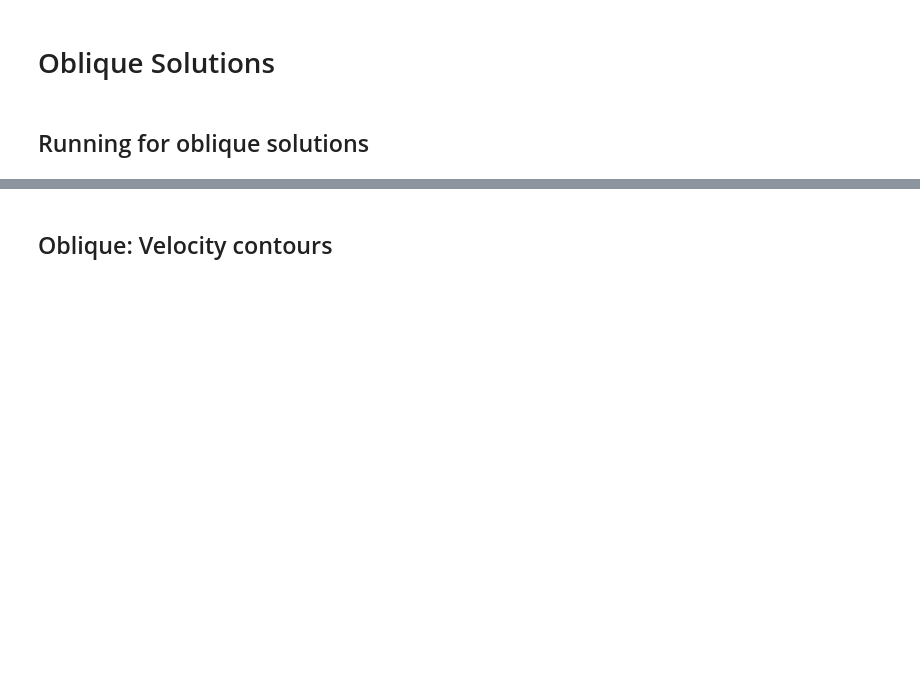
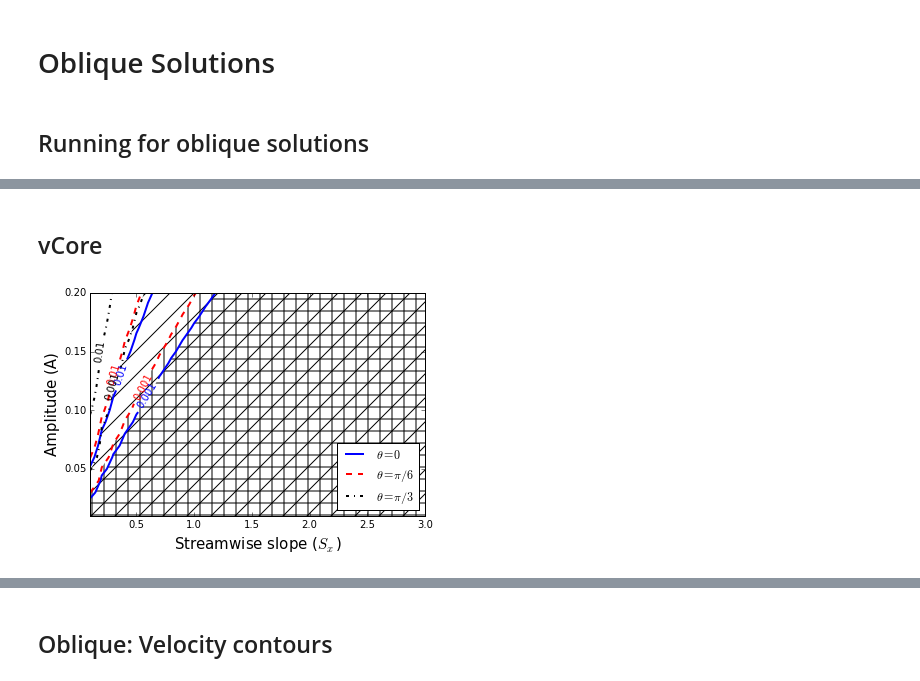
Before and after one commit to saba-vadarevu/Grooved-Channel-Flow, a Jupyter notebook: laminar.ipynb, the cells around one changed output, grey strips where cells are left out. Drawn from its saved outputs; the diff is of its cells as text; code cells hidden in the pictures; blank space fills up the shorter version.

```diff
--- a/laminar.ipynb
+++ b/laminar.ipynb
@@ -1761,0 +1659,27 @@ plt.show()
+# %% [markdown]
+## vCore
+# %%
+fName = 'vCoreOblique.eps'
+plt.figure()
+
+# vCore
+vCoreLevels= [0.001,0.01]
+gArr = gxArrT30; epsArr = epsArrT30
+CT0 = plt.contour(2.*gArr, 2.*epsArr, vCoreT0,levels=vCoreLevels,colors='b',linewidths=2)
+CT0hatch = plt.contourf(2.*gArr, 2.*epsArr, vCoreT0,levels=[0.,0.001],hatches=['-'],colors='none')
+plt.clabel(CT0,fmt='%0.4g',fontsize='x-large')
+CT30 = plt.contour(2.*gArr, 2.*epsArr, vCoreT30, levels=vCoreLevels, colors='r',linestyles='dashed',linewidths=2)
+CT30hatch = plt.contourf(2.*gArr, 2.*epsArr, vCoreT30,levels=[0.,0.001],hatches=['|'],colors='none')
+plt.clabel(CT30,fmt='%0.4g',fontsize='x-large')
+CT60 = plt.contour(2.*gArr, 2.*epsArr, vCoreT60, levels=vCoreLevels, colors='k',linestyles='dashdot',linewidths=2)
+CT60hatch = plt.contourf(2.*gArr, 2.*epsArr, vCoreT60,levels=[0.,0.001],hatches=['/'],colors='none')
+plt.clabel(CT60,fmt='%0.4g',fontsize='x-large')
+plt.legend([CT0.collections[0],CT30.collections[0],CT60.collections[0]],["$\\theta=0$", "$\\theta=\\pi/6$", "$\\theta=\\pi/3$"],loc='lower right')
+
+
+plt.savefig(figureFolder+'noLabels/'+fName,dpi=1200,format="eps")
+plt.xlabel("Streamwise slope ($S_x$)",fontsize=15); plt.ylabel("Amplitude (A)",fontsize=15)
+plt.savefig(figureFolder+fName,dpi=1200,format="eps")
+plt.show()
+# %% [output]
+[figure, added]
```
Also changed, not shown: parts of 39 cells of this notebook, 6 other files.
